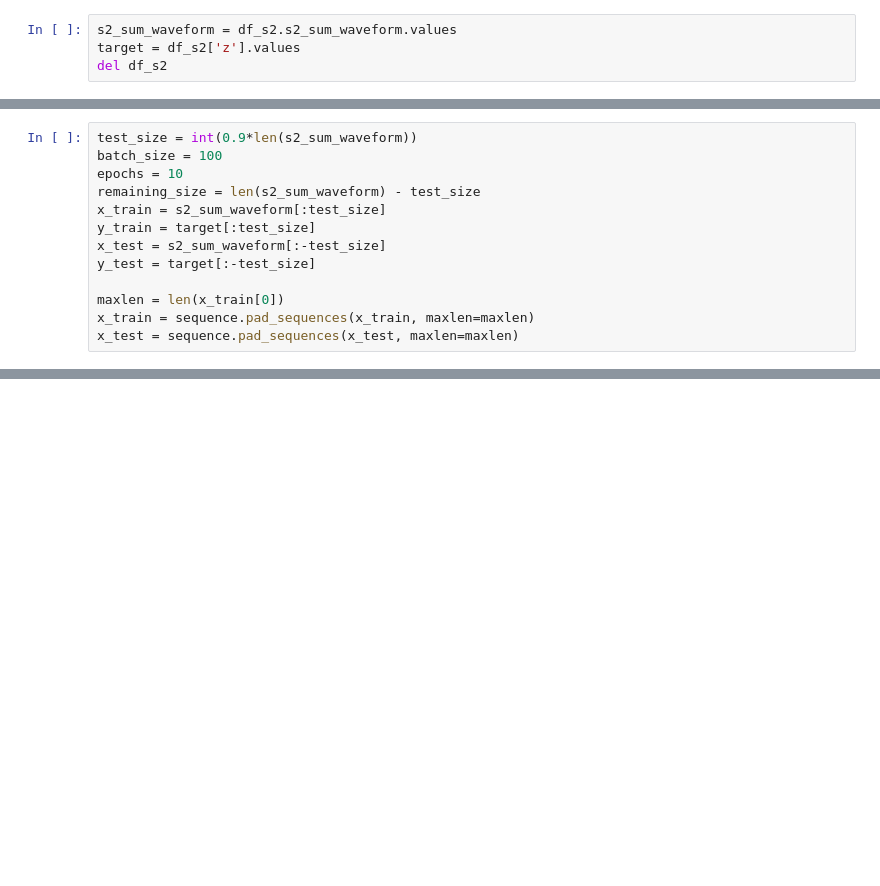
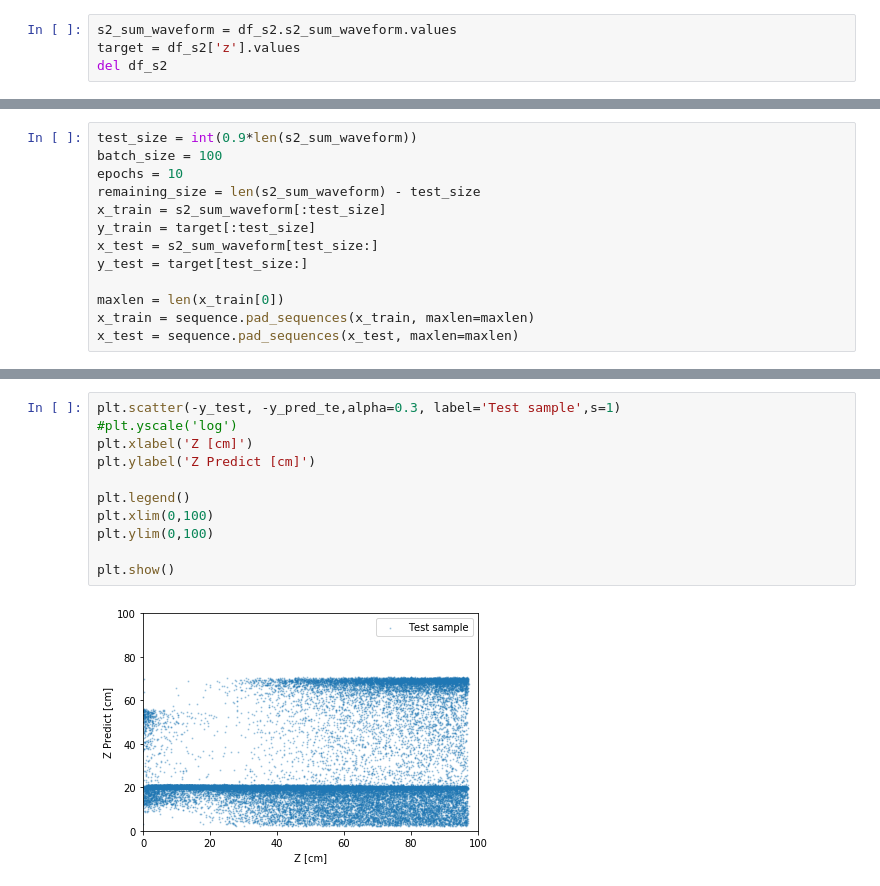
Before and after one commit to weiyuehuan/Tensorflow, a Jupyter notebook: tensorflow_nn_xe1t_posrec.ipynb, the cells around one changed output, grey strips where cells are left out. Saved outputs shown, nothing was run; the diff lists cells and outputs as text; blank space fills up the shorter version.

```diff
--- a/tensorflow_nn_xe1t_posrec.ipynb
+++ b/tensorflow_nn_xe1t_posrec.ipynb
@@ -199,8 +237,8 @@ epochs = 10
 remaining_size = len(s2_sum_waveform) - test_size
 x_train = s2_sum_waveform[:test_size]
 y_train = target[:test_size]
-x_test = s2_sum_waveform[:-test_size]
-y_test = target[:-test_size]
+x_test = s2_sum_waveform[test_size:]
+y_test = target[test_size:]
 
 maxlen = len(x_train[0])
 x_train = sequence.pad_sequences(x_train, maxlen=maxlen)
@@ -207,0 +367,13 @@ x_test = sequence.pad_sequences(x_test, maxlen=maxlen)
+# %%
+plt.scatter(-y_test, -y_pred_te,alpha=0.3, label='Test sample',s=1)
+#plt.yscale('log')
+plt.xlabel('Z [cm]')
+plt.ylabel('Z Predict [cm]')
+
+plt.legend()
+plt.xlim(0,100)
+plt.ylim(0,100)
+
+plt.show()
+# %% [output]
+[figure, added]
```
Also changed, not shown: parts of 32 cells of this notebook.
